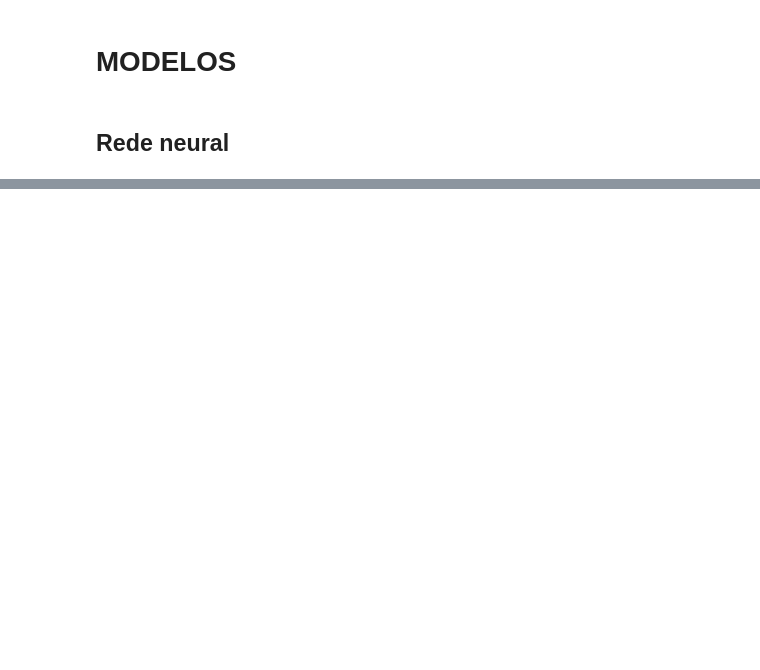
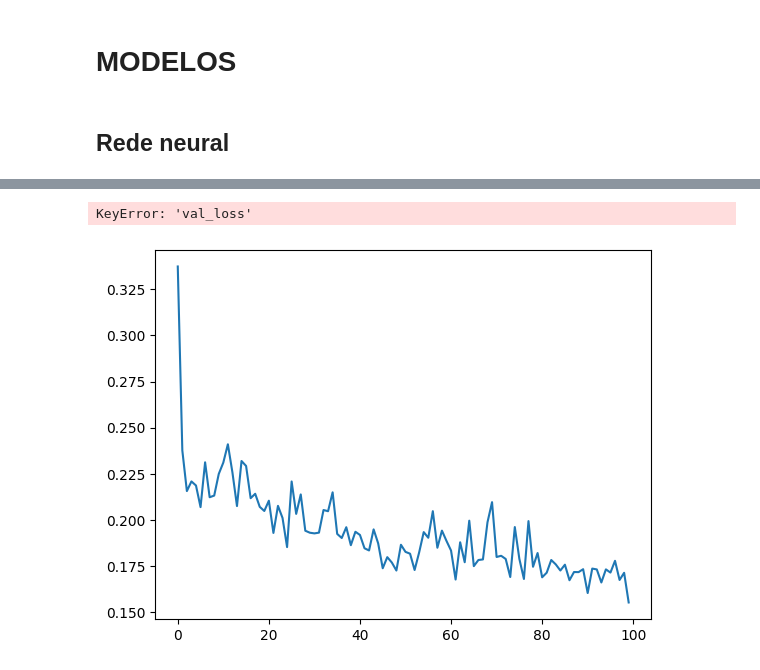
Before and after one commit to JonasFOliveira/ML-Final-Project, a Jupyter notebook: rede_neural.ipynb, the cells around one changed output, grey strips where cells are left out. Drawn from its saved outputs; the diff is of its cells as text; code cells hidden in the pictures; blank space fills up the shorter version.

```diff
--- a/rede_neural.ipynb
+++ b/rede_neural.ipynb
@@ -138,0 +200,3 @@ $$ n \le \frac{5007-10}{10*(8+2)} <=> \frac{4997}{100} \equiv 49 $$
+# %%
+
+history = model.fit(trainX, train_y_coef, validation_data=(validationX, validation_y_coef), epochs=100, batch_size=BATCH_SIZE)
@@ -139,3 +221,25 @@ $$ n \le \frac{5007-10}{10*(8+2)} <=> \frac{4997}{100} \equiv 49 $$
+# %%
+plt.plot(model_hdi.history['loss'])
+plt.plot(model_hdi.history['val_loss'])
+plt.title('Metrica de erro')
+plt.ylabel('Erro')
+plt.xlabel('Epoca')
+plt.legend(['Treinamento', 'Validacao'])
+plt.show()
+
+pred = np.round(model.predict(trainX))
+acc_train = accuracy_score(train_y_coef, pred)
+
+pred = np.round(model.predict(validationX))
+acc_val = accuracy_score(validation_y_coef, pred)
+
+print(f'\n--> Acuracia (treino): {acc_train:.4f}')
+print(f'--> Acuracia (validacao): {acc_val:.4f}')
+print(f"--> acc_train - acc_val = {acc_train - acc_val:.4f}")
+print(f"--> E_val - E_in = {(model_hdi.history['val_loss'][-1] - model_hdi.history['loss'][-1]):.4f}")
+# %% [output]
+KeyError: 'val_loss'
+[figure, added]
 # %%
 class NeuralNetwork():
     def __init__(self, data):
```
Also changed, not shown: parts of 15 cells of this notebook, 3 other files.
